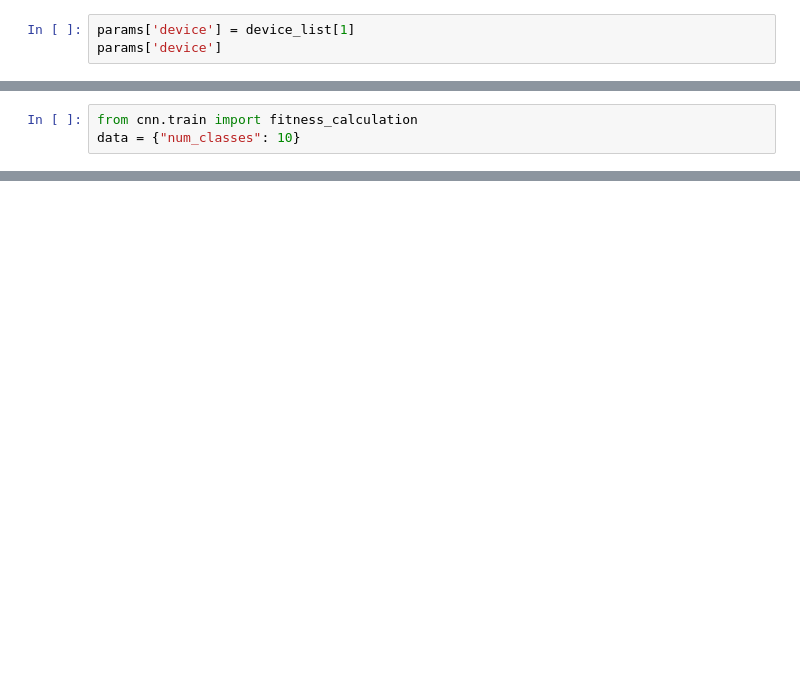
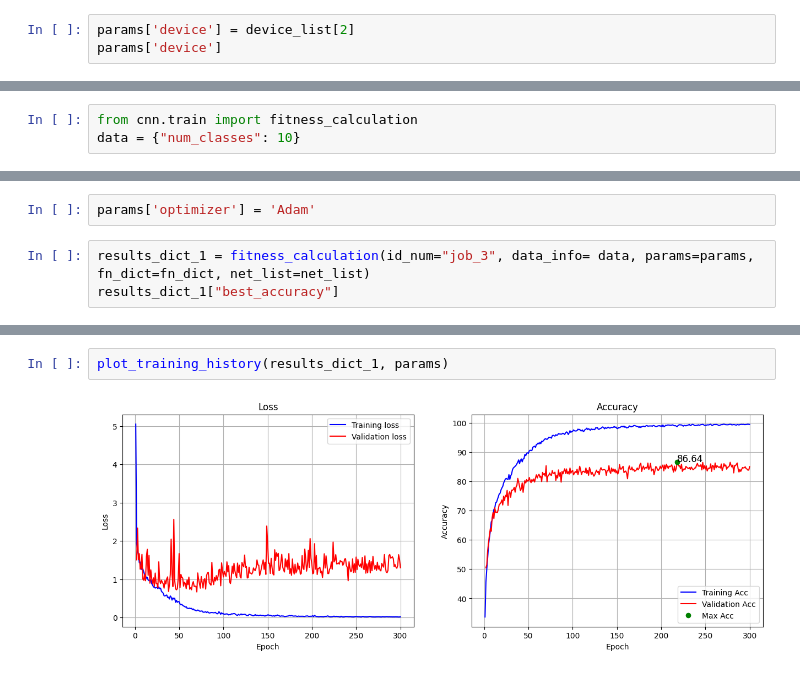
Before and after one commit to DiegoPaezA/qnas_torch, a Jupyter notebook: test_retrain.ipynb, the cells around one changed output, grey strips where cells are left out. Drawn from its saved outputs; the diff is of its cells as text; blank space fills up the shorter version.

```diff
--- a/test_retrain.ipynb
+++ b/test_retrain.ipynb
@@ -35,3 +37,3 @@ device_list
 # %%
-params['device'] = device_list[1]
+params['device'] = device_list[2]
 params['device']
@@ -45,0 +79,5 @@ plot_training_history(results_dict, params)
+# %%
+params['optimizer'] = 'Adam'
+# %%
+results_dict_1 = fitness_calculation(id_num="job_3", data_info= data, params=params, fn_dict=fn_dict, net_list=net_list)
+results_dict_1["best_accuracy"]
@@ -45,0 +107,4 @@ plot_training_history(results_dict, params)
+# %%
+plot_training_history(results_dict_1, params)
+# %% [output]
+[figure, added]
```
Also changed, not shown: parts of 7 cells of this notebook.
